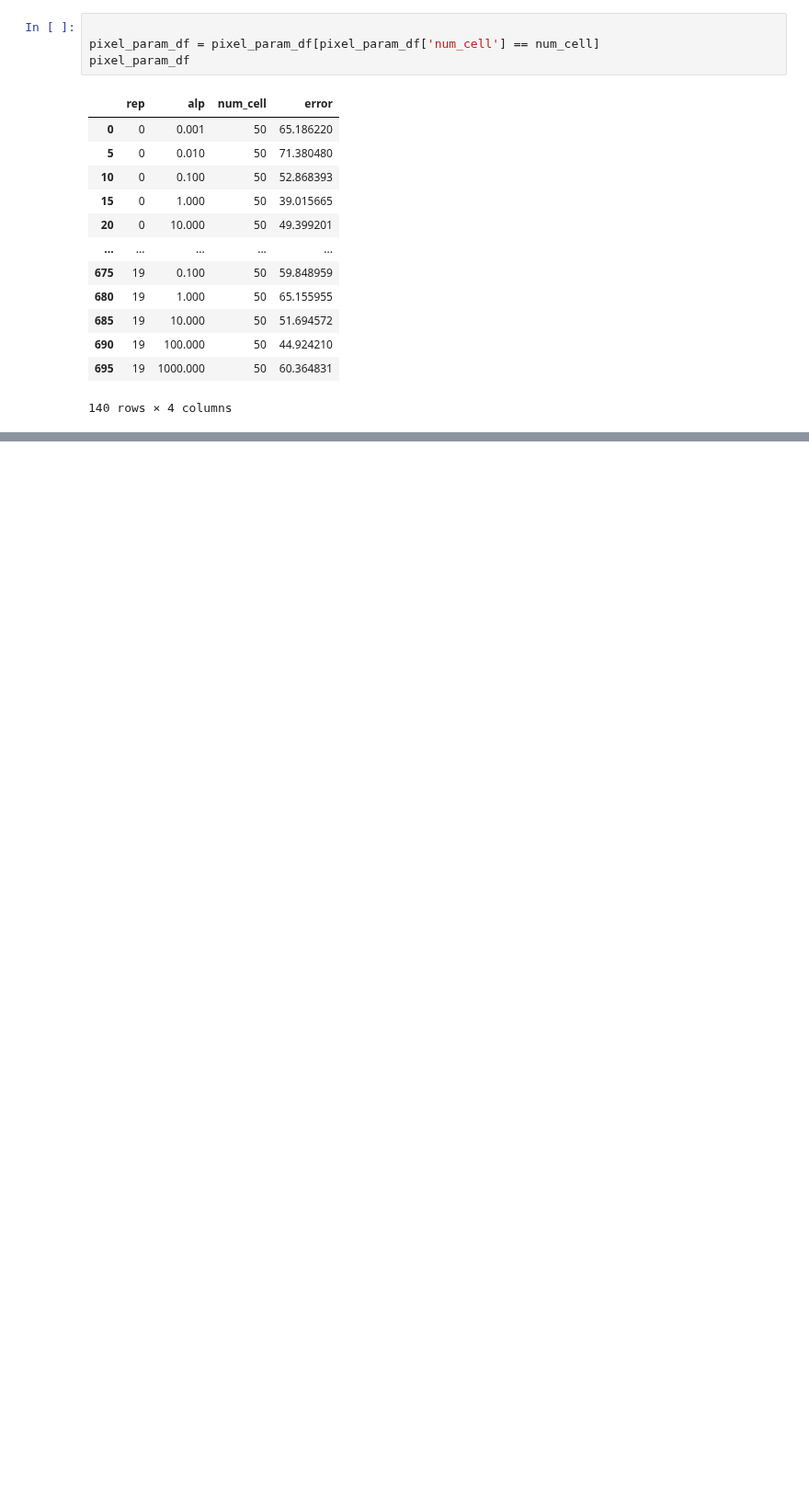
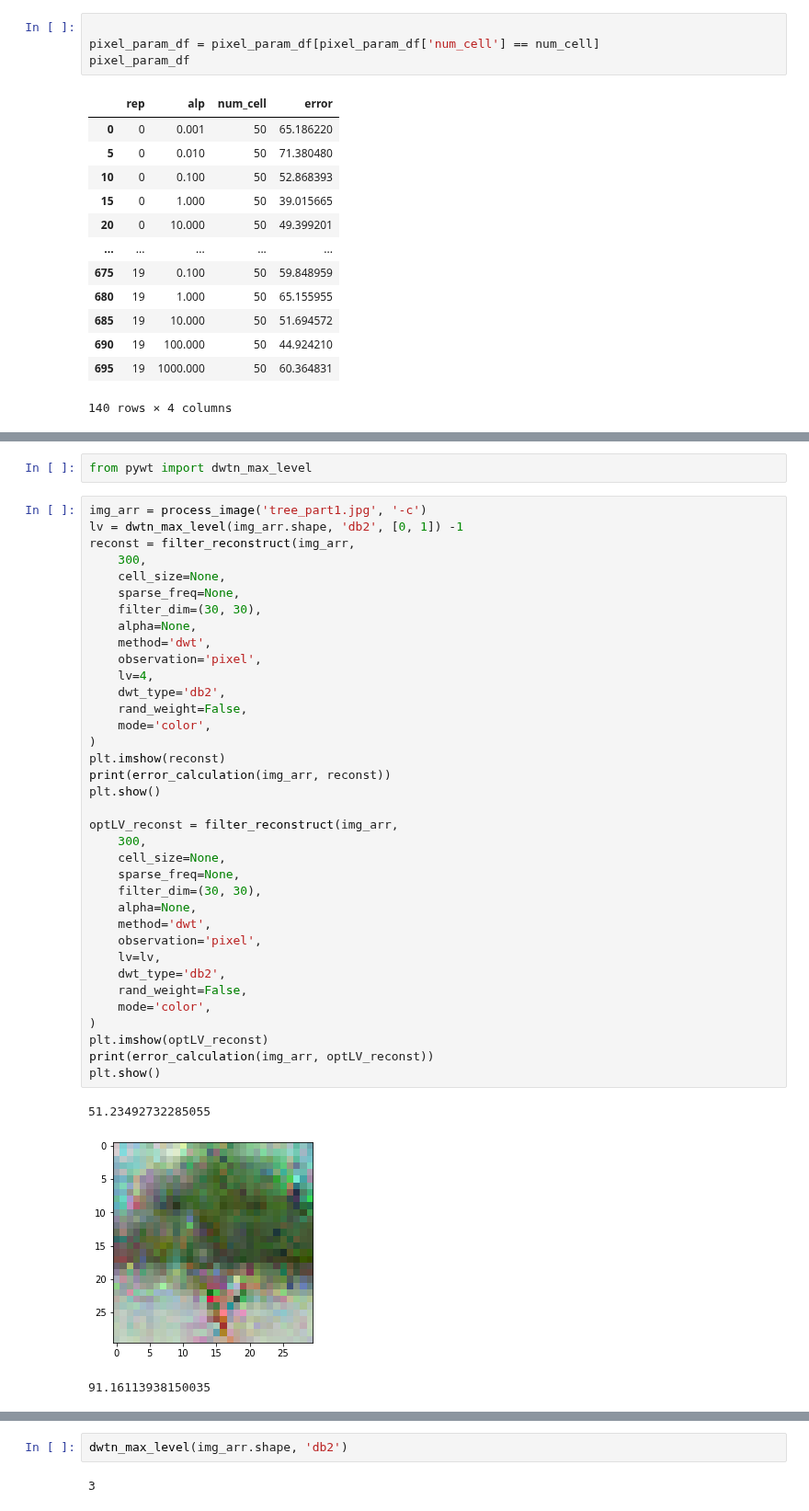
Before and after one commit to qkstngus000/Visual-Compressive-Sensing, a Jupyter notebook: experiment/method_figures/optimal_alpha_vs_error.ipynb, the cells around one changed output, grey strips where cells are left out. Shown at 92% size. Drawn from its saved outputs; the diff is of its cells as text; blank space fills up the shorter version.

```diff
--- a/experiment/method_figures/optimal_alpha_vs_error.ipynb
+++ b/experiment/method_figures/optimal_alpha_vs_error.ipynb
@@ -146,0 +378,42 @@ pixel_param_df
+# %%
+from pywt import dwtn_max_level
+# %%
+img_arr = process_image('tree_part1.jpg', '-c')
+lv = dwtn_max_level(img_arr.shape, 'db2', [0, 1]) -1
+reconst = filter_reconstruct(img_arr,
+    300,
+    cell_size=None,
+    sparse_freq=None,
+    filter_dim=(30, 30),
+    alpha=None,
+    method='dwt',
+    observation='pixel',
+    lv=4,
+    dwt_type='db2',
+    rand_weight=False,
+    mode='color',
+)
+plt.imshow(reconst)
+print(error_calculation(img_arr, reconst))
+plt.show()
+
+optLV_reconst = filter_reconstruct(img_arr,
+    300,
+    cell_size=None,
+    sparse_freq=None,
+    filter_dim=(30, 30),
+    alpha=None,
+    method='dwt',
+    observation='pixel',
+    lv=lv,
+    dwt_type='db2',
+    rand_weight=False,
+    mode='color',
+)
+plt.imshow(optLV_reconst)
+print(error_calculation(img_arr, optLV_reconst))
+plt.show()
+# %% [output]
+51.23492732285055
+[figure, added]
+91.16113938150035
@@ -146,0 +421,4 @@ pixel_param_df
+# %%
+dwtn_max_level(img_arr.shape, 'db2')
+# %% [output]
+3
```
Also changed, not shown: parts of 26 cells of this notebook, 11 other files.
